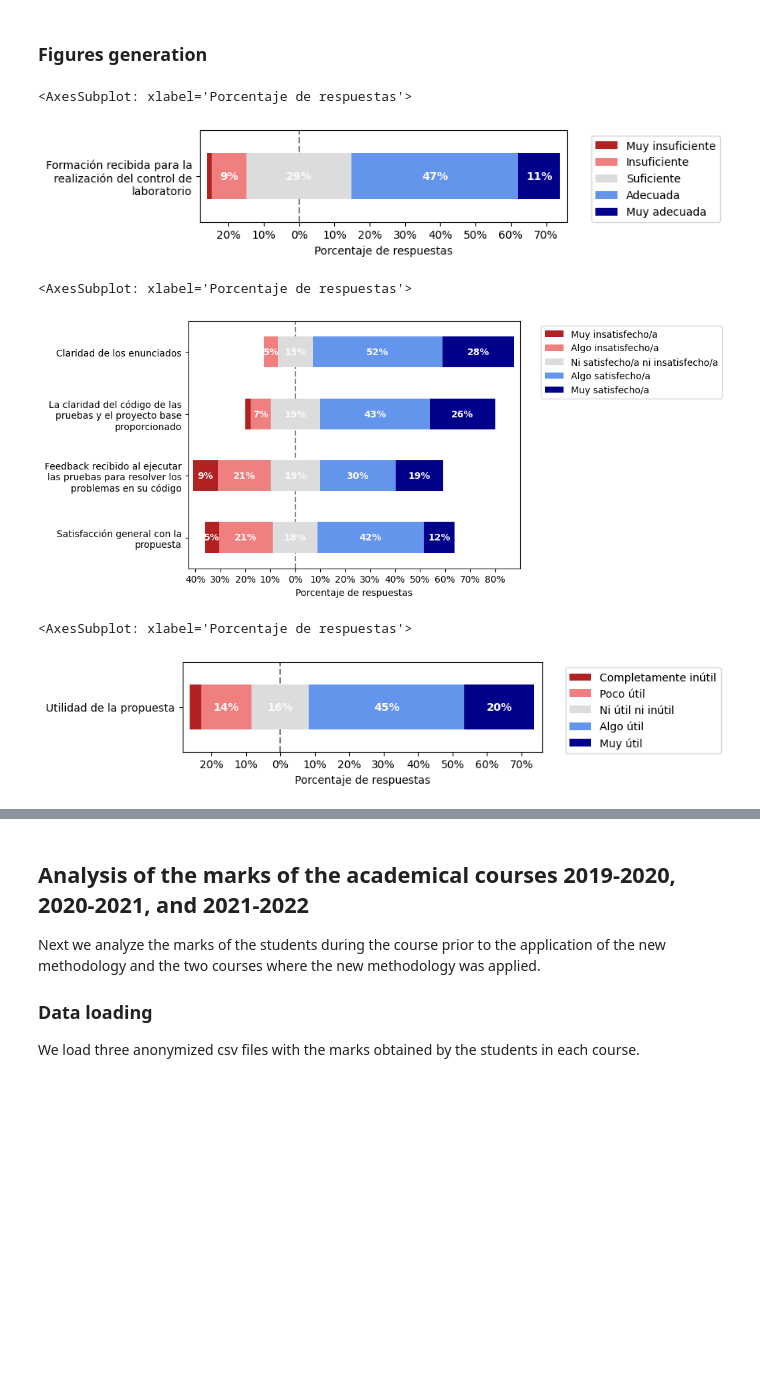
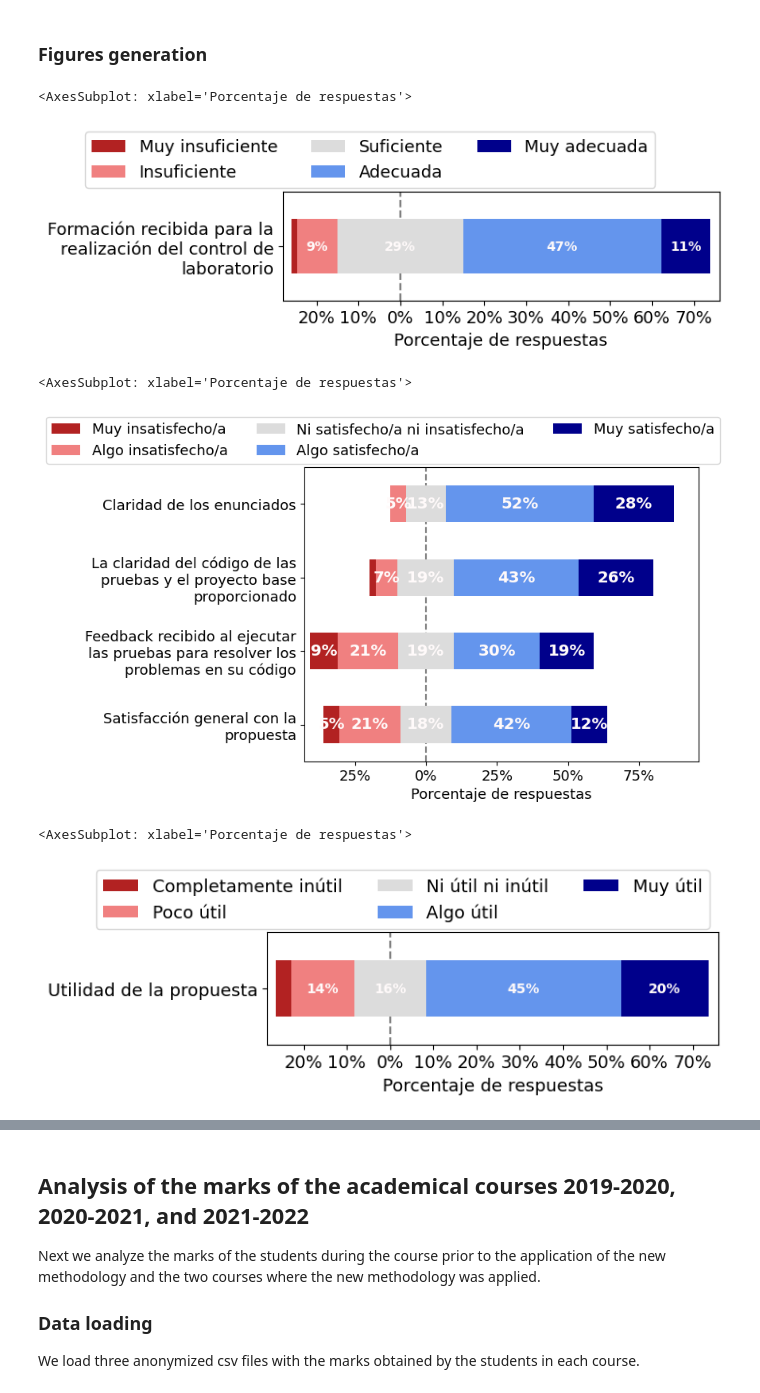
Before and after one commit to japarejo/DP1-JENUI2023-Analysis, a Jupyter notebook: JENUI 2023 DP1 Data Analysis.ipynb, the cells around one changed output, grey strips where cells are left out. Drawn from its saved outputs; the diff is of its cells as text; code cells hidden in the pictures; blank space fills up the shorter version.

Commit message:
Improved figures

```diff
--- a/JENUI 2023 DP1 Data Analysis.ipynb
+++ b/JENUI 2023 DP1 Data Analysis.ipynb
@@ -158,36 +157,43 @@ for x in columnsToSwap:
 #    LIKERT TEACHING ANALYSIS    #
 #================================#
 #---------------------------------------#
 #    TYPOS FIXING                       #
 #---------------------------------------#
 # We fix some minor typos in the survey
 df=df.replace(['Muy Adecuada'], 'Muy adecuada')
 df=df.replace(['Muy Insuficiente'], 'Muy insuficiente')
 #---------------------------------------#
 #    Plotting                           #
 #---------------------------------------#
 myTeachingScale = \
     ['Muy insuficiente',
      'Insuficiente',
      'Suficiente',
      'Adecuada',
      'Muy adecuada']
 
 myTeachingPlot=pl.plot_likert(df[[
     'Formación recibida para la realización del control de laboratorio'
 ]], myTeachingScale, plot_percentage=True, bar_labels=True, bar_labels_color="snow")
 myTeachingPlot.xaxis.set_label_text('Porcentaje de respuestas')
+myTeachingPlot.legend(bbox_to_anchor=(0., 1.45, 0.4, .102),loc='upper center',ncol=3, borderaxespad=0.,prop={'size': 13})
+ax=myTeachingPlot
+for item in ([ax.title, ax.xaxis.label, ax.yaxis.label] +
+             ax.get_xticklabels() + ax.get_yticklabels()):
+    item.set_fontsize(13)
 # plotting a line plot after changing it's width and height
 teachingFigure = myTeachingPlot.get_figure()
 teachingFigure.set_figwidth(6)
 teachingFigure.set_figheight(1.5)
 teachingFigure.savefig('figs/SatisfaccionFormacionPrevia.png',bbox_inches='tight',dpi=300)
 myTeachingPlot
 # %% [output]
 <AxesSubplot: xlabel='Porcentaje de respuestas'>
-[figure, old version]
+[figure, new version]
 # %%
-
+fontsize=14.2
+import matplotlib
+matplotlib.rcParams.update({'font.size': fontsize})
 mySatisfactionScale= \
      ['Muy insatisfecho/a',
      'Algo insatisfecho/a',
@@ -201,11 +207,16 @@ myplot=pl.plot_likert(df[[
         'Satisfacción general con la propuesta'
 ]], mySatisfactionScale, plot_percentage=True, bar_labels=True, bar_labels_color="snow")
 myplot.xaxis.set_label_text('Porcentaje de respuestas')
+myplot.legend(bbox_to_anchor=(0., 1.07, 0.4, .102),loc='upper center',ncol=3, borderaxespad=0.,prop={'size': 13})
+ax=myplot
+for item in ([ax.title, ax.xaxis.label, ax.yaxis.label] +
+             ax.get_xticklabels() + ax.get_yticklabels()):
+    item.set_fontsize(13)
 myplot.get_figure().savefig('figs/Satisfaccion.png',bbox_inches='tight',dpi=300);
 myplot
 # %% [output]
 <AxesSubplot: xlabel='Porcentaje de respuestas'>
-[figure, old version]
+[figure, new version]
 # %%
 myUtilityScale= \
      ['Completamente inútil',
@@ -218,6 +229,12 @@ myUtilityplot=pl.plot_likert(
         myUtilityScale,
         plot_percentage=True, bar_labels=True, bar_labels_color="snow")
 myUtilityplot.xaxis.set_label_text('Porcentaje de respuestas')
+myUtilityplot.legend(bbox_to_anchor=(0., 1.45, 0.6, .102),loc='upper center',ncol=3, borderaxespad=0.,prop={'size': 13})
+ax=myUtilityplot
+for item in ([ax.title, ax.xaxis.label, ax.yaxis.label] +
+             ax.get_xticklabels() + ax.get_yticklabels()):
+    item.set_fontsize(13)
+
 utilityFigure = myUtilityplot.get_figure()
 utilityFigure.set_figwidth(6)
 utilityFigure.set_figheight(1.5)
@@ -225,7 +242,7 @@ utilityFigure.savefig('figs/Utilidad.png',bbox_inches='tight',dpi=300);
 myUtilityplot
 # %% [output]
 <AxesSubplot: xlabel='Porcentaje de respuestas'>
-[figure, old version]
+[figure, new version]
 # %%
 
 complexityScale = \
```
Also changed, not shown: parts of 6 cells of this notebook, 6 other files.
